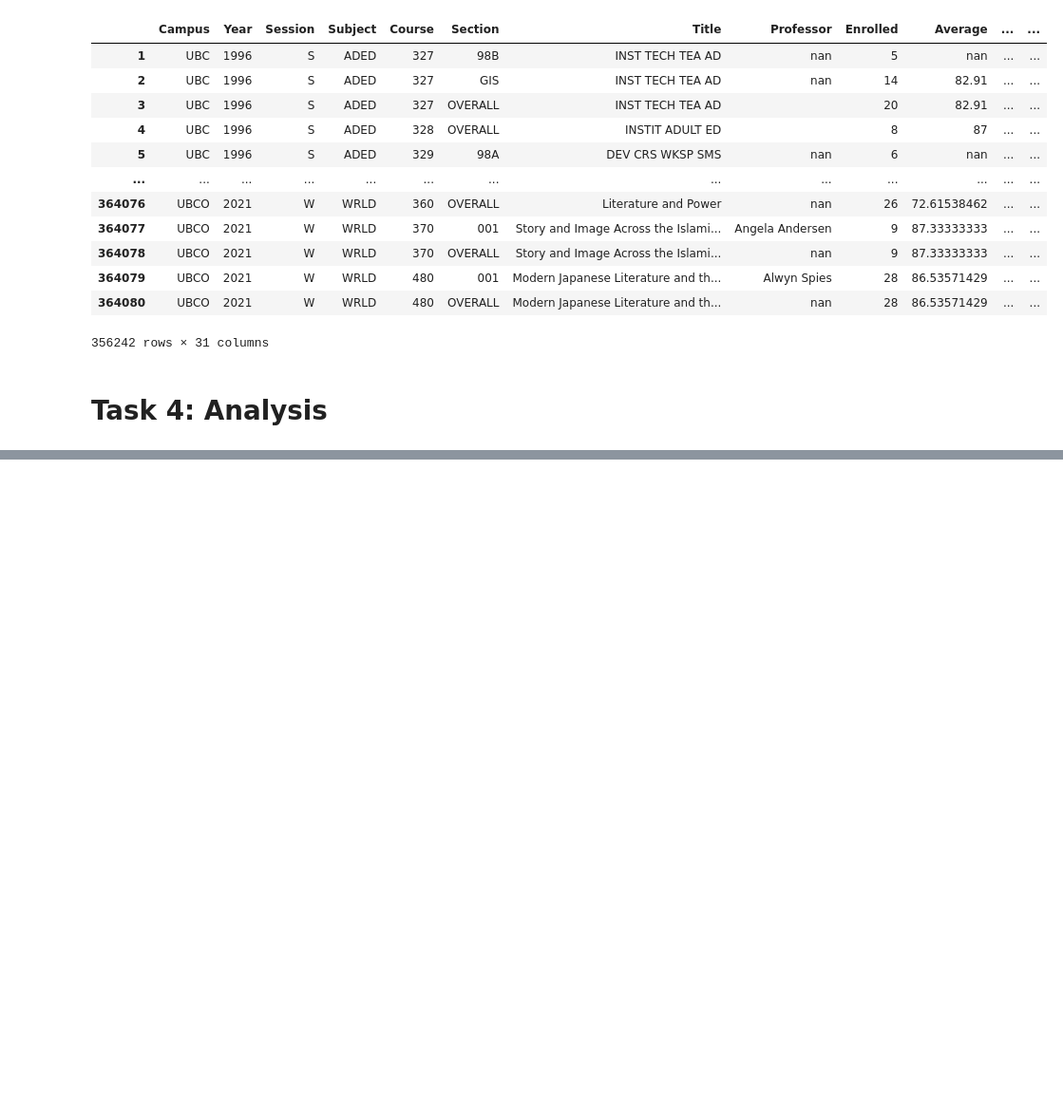
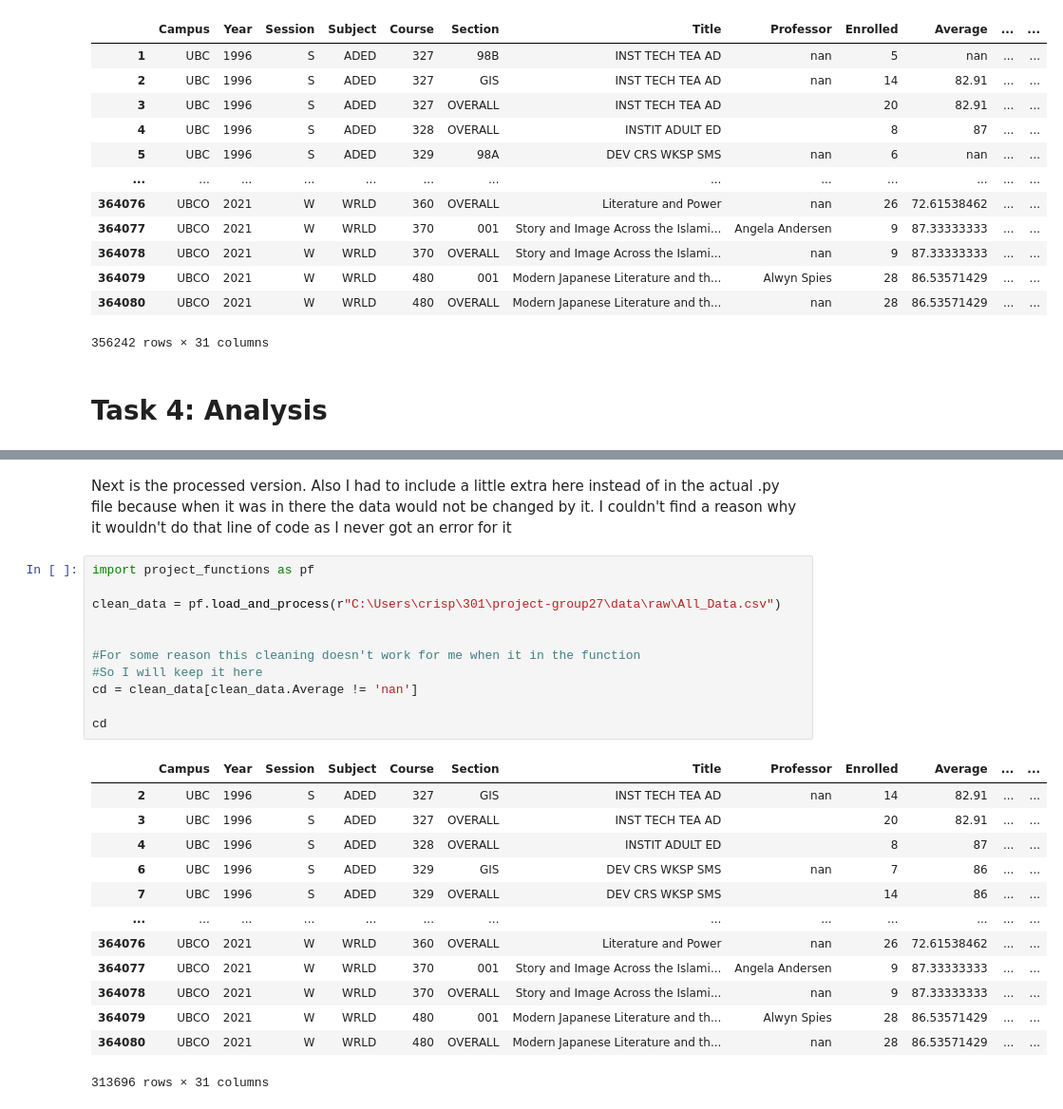
Before and after one commit to ubco-W2022T1-cosc301/project-group27, a Jupyter notebook: notebooks/analysis1.ipynb, the cells around one changed output, grey strips where cells are left out. Shown at 95% size. Saved outputs shown, nothing was run; the diff lists cells and outputs as text; blank space fills up the shorter version.

```diff
--- a/notebooks/analysis1.ipynb
+++ b/notebooks/analysis1.ipynb
@@ -235,0 +255,27 @@ clean_data
+# %% [markdown]
+Next is the processed version. Also I had to include a little extra here instead of in the actual .py file because when it was in there the data would not be changed by it. I couldn't find a reason why it wouldn't do that line of code as I never got an error for it
+# %%
+import project_functions as pf
+
+clean_data = pf.load_and_process(r"C:\Users\crisp\301\project-group27\data\raw\All_Data.csv")
+
+
+#For some reason this cleaning doesn't work for me when it in the function
+#So I will keep it here
+cd = clean_data[clean_data.Average != 'nan']
+
+cd
+# %% [output]
+|  | Campus | Year | Session | Subject | Course | Section | Title | Professor | Enrolled | Average | ... | ... |
+| 2 | UBC | 1996 | S | ADED | 327 | GIS | INST TECH TEA AD | nan | 14 | 82.91 | ... | ... |
+| 3 | UBC | 1996 | S | ADED | 327 | OVERALL | INST TECH TEA AD |  | 20 | 82.91 | ... | ... |
+| 4 | UBC | 1996 | S | ADED | 328 | OVERALL | INSTIT ADULT ED |  | 8 | 87 | ... | ... |
+| 6 | UBC | 1996 | S | ADED | 329 | GIS | DEV CRS WKSP SMS | nan | 7 | 86 | ... | ... |
+| 7 | UBC | 1996 | S | ADED | 329 | OVERALL | DEV CRS WKSP SMS |  | 14 | 86 | ... | ... |
+| ... | ... | ... | ... | ... | ... | ... | ... | ... | ... | ... | ... | ... |
+| 364076 | UBCO | 2021 | W | WRLD | 360 | OVERALL | Literature and Power | nan | 26 | 72.61538462 | ... | ... |
+| 364077 | UBCO | 2021 | W | WRLD | 370 | 001 | Story and Image Across the Islami... | Angela Andersen | 9 | 87.33333333 | ... | ... |
+| 364078 | UBCO | 2021 | W | WRLD | 370 | OVERALL | Story and Image Across the Islami... | nan | 9 | 87.33333333 | ... | ... |
+| 364079 | UBCO | 2021 | W | WRLD | 480 | 001 | Modern Japanese Literature and th... | Alwyn Spies | 28 | 86.53571429 | ... | ... |
+| 364080 | UBCO | 2021 | W | WRLD | 480 | OVERALL | Modern Japanese Literature and th... | nan | 28 | 86.53571429 | ... | ... |
+313696 rows × 31 columns
```
Also changed, not shown: parts of 12 cells of this notebook, 2 other files.
